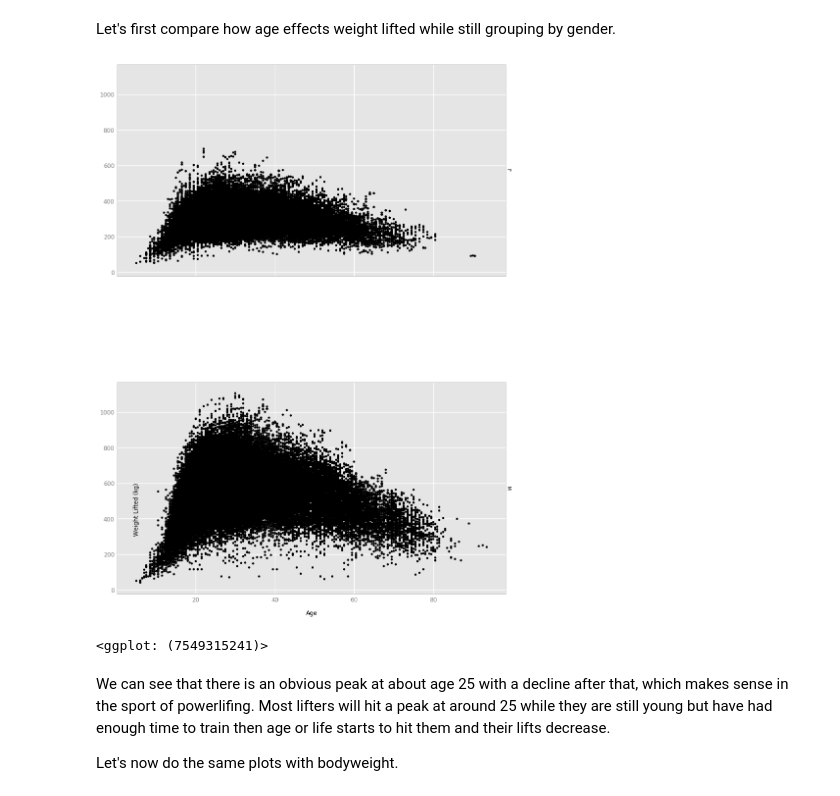
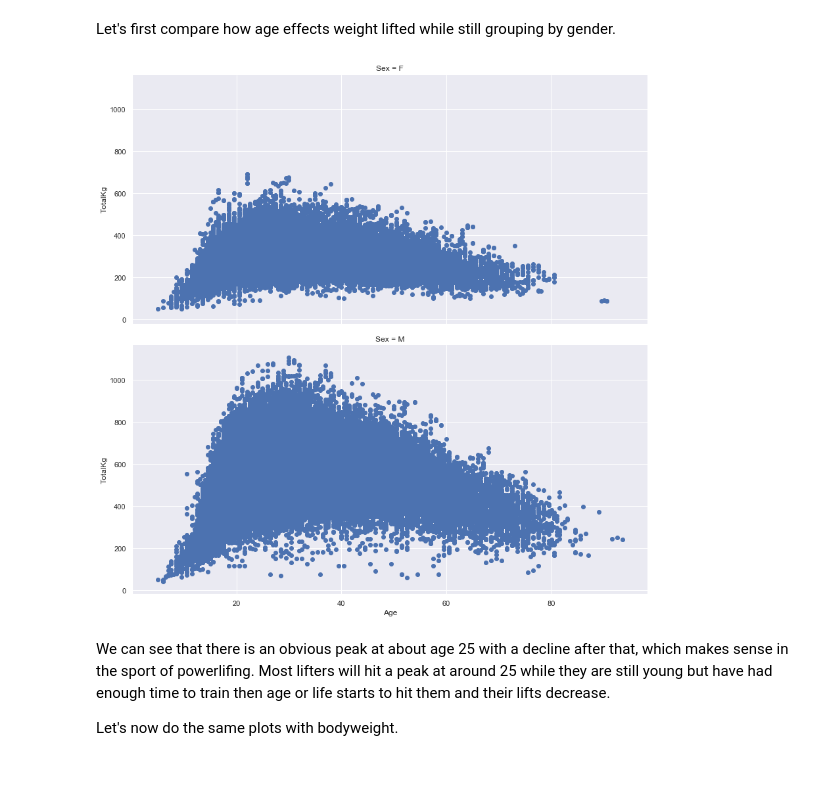
Before and after one commit to ParkerRam/Powerlifting-Analysis, a Jupyter notebook: pl_analysis.ipynb, the cells around one changed output. Cells and saved outputs as stored; diff of their text form; code cells hidden in the pictures.

```diff
--- a/pl_analysis.ipynb
+++ b/pl_analysis.ipynb
@@ -184,16 +185,12 @@ We can see some more interesting results here. There's a large gap between femal
 ## 5. How Age, Gender & Bodyweight Effect Weight Lifted
 # %% [markdown]
 Let's first compare how age effects weight lifted while still grouping by gender.
-# %%
-age_plot = ggplot(aes(x='Age', y='TotalKg'), data=pl) +\
-    geom_point() +\
-    facet_grid('Sex') +\
-    theme(plot_margin = dict(left = 0, right = 1, top=2)) +\
-    labs(y='Weight Lifted (kg)')
-print(age_plot)
-# %% [output]
-[figure, removed]
-<ggplot: (7549315241)>
+# %%
+grid = sns.FacetGrid(data=pl, row='Sex', legend_out=True, height=6, aspect=2)
+a = grid.map(plt.scatter, 'Age', 'TotalKg')
+plt.show()
+# %% [output]
+[figure, added]
 # %% [markdown]
 We can see that there is an obvious peak at about age 25 with a decline after that, which makes sense in the sport of powerlifing. Most lifters will hit a peak at around 25 while they are still young but have had enough time to train then age or life starts to hit them and their lifts decrease.
 
```
Also changed, not shown: parts of 11 cells of this notebook.
